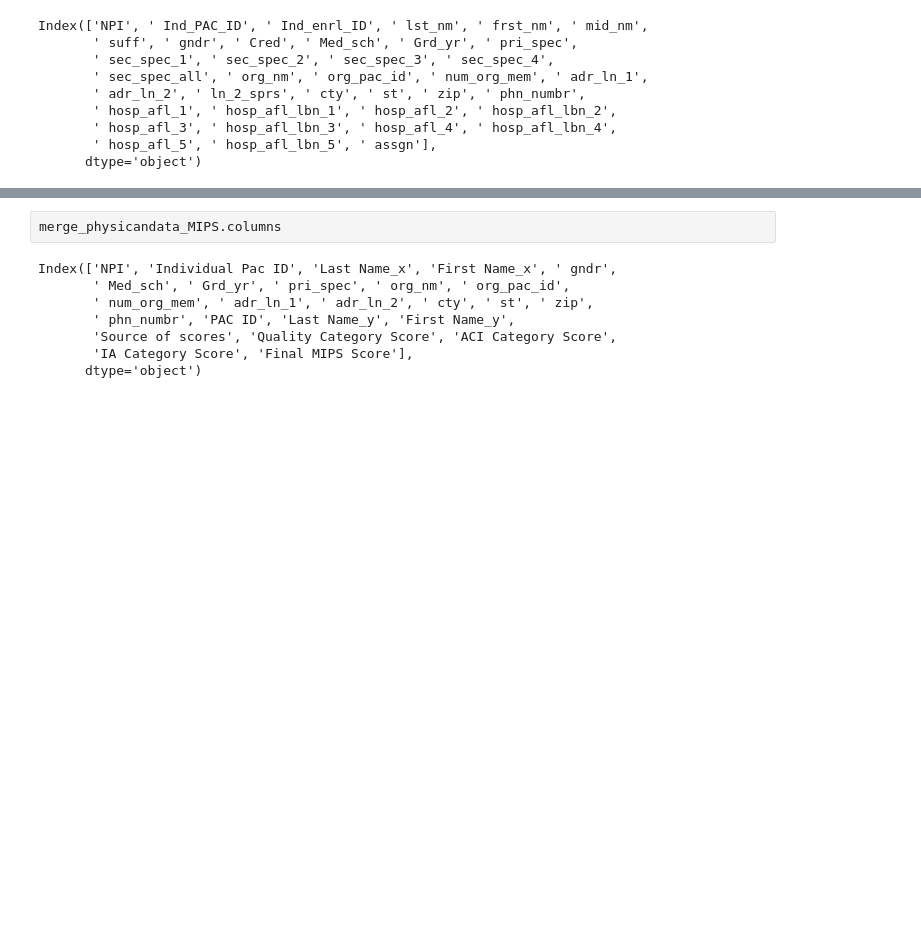
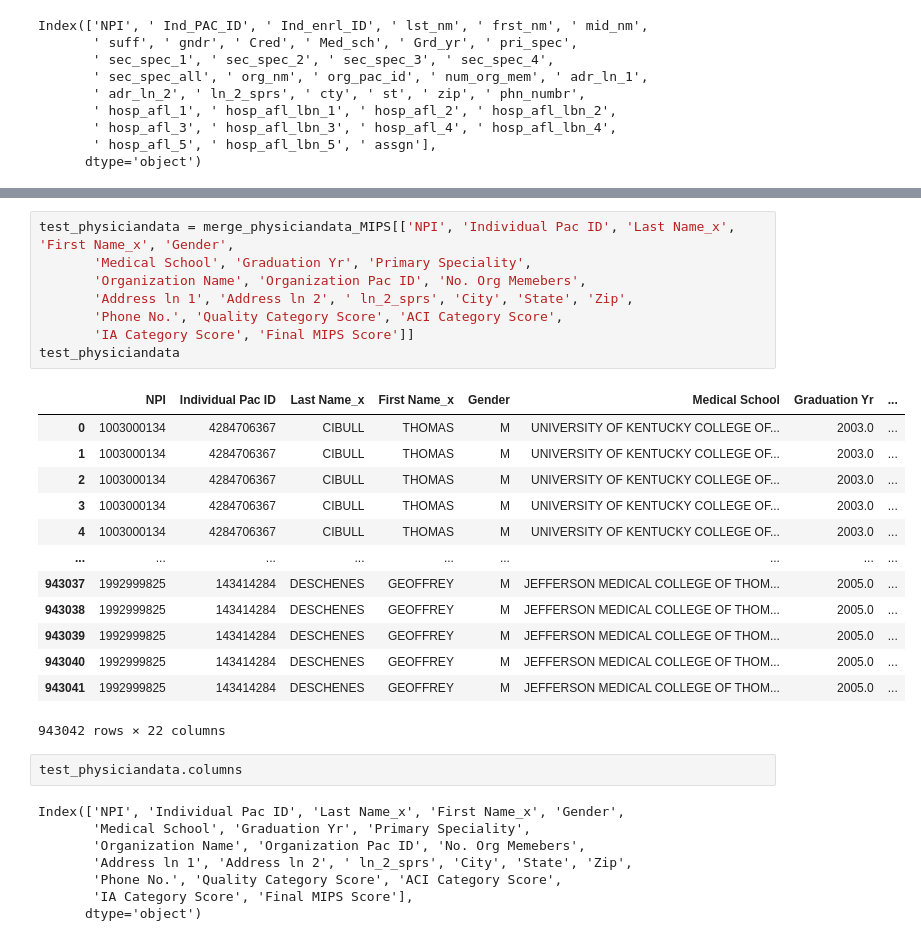
Before and after one commit to ishanku/MedicareDataAnalysisProject, a Jupyter notebook: Physician_Analysis_JJ.ipynb, the cells around one changed output, grey strips where cells are left out. Saved outputs shown, nothing was run; the diff lists cells and outputs as text; blank space fills up the shorter version.

```diff
--- a/Physician_Analysis_JJ.ipynb
+++ b/Physician_Analysis_JJ.ipynb
@@ -99,10 +114,32 @@ merge_physicandata_MIPS.head()
+# %%
+test_physiciandata = merge_physiciandata_MIPS[['NPI', 'Individual Pac ID', 'Last Name_x', 'First Name_x', 'Gender',
+       'Medical School', 'Graduation Yr', 'Primary Speciality',
+       'Organization Name', 'Organization Pac ID', 'No. Org Memebers',
+       'Address ln 1', 'Address ln 2', ' ln_2_sprs', 'City', 'State', 'Zip',
+       'Phone No.', 'Quality Category Score', 'ACI Category Score',
+       'IA Category Score', 'Final MIPS Score']]
+test_physiciandata
+# %% [output]
+|  | NPI | Individual Pac ID | Last Name_x | First Name_x | Gender | Medical School | Graduation Yr | ... |
+| 0 | 1003000134 | 4284706367 | CIBULL | THOMAS | M | UNIVERSITY OF KENTUCKY COLLEGE OF... | 2003.0 | ... |
+| 1 | 1003000134 | 4284706367 | CIBULL | THOMAS | M | UNIVERSITY OF KENTUCKY COLLEGE OF... | 2003.0 | ... |
+| 2 | 1003000134 | 4284706367 | CIBULL | THOMAS | M | UNIVERSITY OF KENTUCKY COLLEGE OF... | 2003.0 | ... |
+| 3 | 1003000134 | 4284706367 | CIBULL | THOMAS | M | UNIVERSITY OF KENTUCKY COLLEGE OF... | 2003.0 | ... |
+| 4 | 1003000134 | 4284706367 | CIBULL | THOMAS | M | UNIVERSITY OF KENTUCKY COLLEGE OF... | 2003.0 | ... |
+| ... | ... | ... | ... | ... | ... | ... | ... | ... |
+| 943037 | 1992999825 | 143414284 | DESCHENES | GEOFFREY | M | JEFFERSON MEDICAL COLLEGE OF THOM... | 2005.0 | ... |
+| 943038 | 1992999825 | 143414284 | DESCHENES | GEOFFREY | M | JEFFERSON MEDICAL COLLEGE OF THOM... | 2005.0 | ... |
+| 943039 | 1992999825 | 143414284 | DESCHENES | GEOFFREY | M | JEFFERSON MEDICAL COLLEGE OF THOM... | 2005.0 | ... |
+| 943040 | 1992999825 | 143414284 | DESCHENES | GEOFFREY | M | JEFFERSON MEDICAL COLLEGE OF THOM... | 2005.0 | ... |
+| 943041 | 1992999825 | 143414284 | DESCHENES | GEOFFREY | M | JEFFERSON MEDICAL COLLEGE OF THOM... | 2005.0 | ... |
+943042 rows × 22 columns
 # %%
-merge_physicandata_MIPS.columns
+test_physiciandata.columns
 # %% [output]
-Index(['NPI', 'Individual Pac ID', 'Last Name_x', 'First Name_x', ' gndr',
-       ' Med_sch', ' Grd_yr', ' pri_spec', ' org_nm', ' org_pac_id',
-       ' num_org_mem', ' adr_ln_1', ' adr_ln_2', ' cty', ' st', ' zip',
-       ' phn_numbr', 'PAC ID', 'Last Name_y', 'First Name_y',
-       'Source of scores', 'Quality Category Score', 'ACI Category Score',
+Index(['NPI', 'Individual Pac ID', 'Last Name_x', 'First Name_x', 'Gender',
+       'Medical School', 'Graduation Yr', 'Primary Speciality',
+       'Organization Name', 'Organization Pac ID', 'No. Org Memebers',
+       'Address ln 1', 'Address ln 2', ' ln_2_sprs', 'City', 'State', 'Zip',
+       'Phone No.', 'Quality Category Score', 'ACI Category Score',
        'IA Category Score', 'Final MIPS Score'],
       dtype='object')
```
Also changed, not shown: parts of 10 cells of this notebook.
